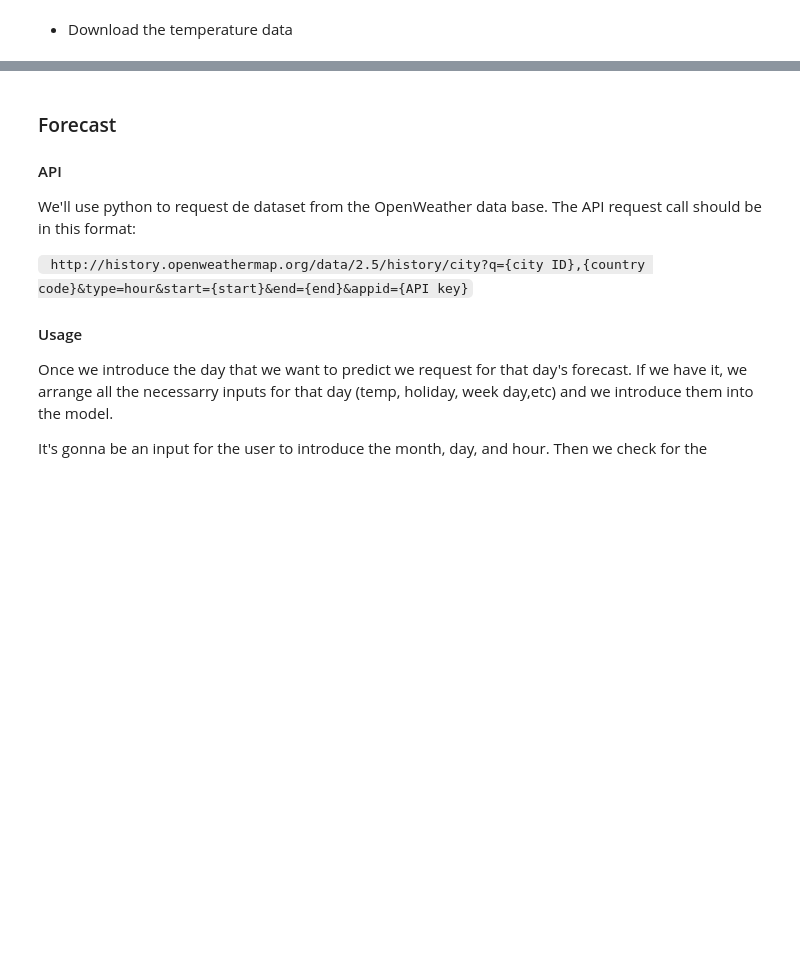
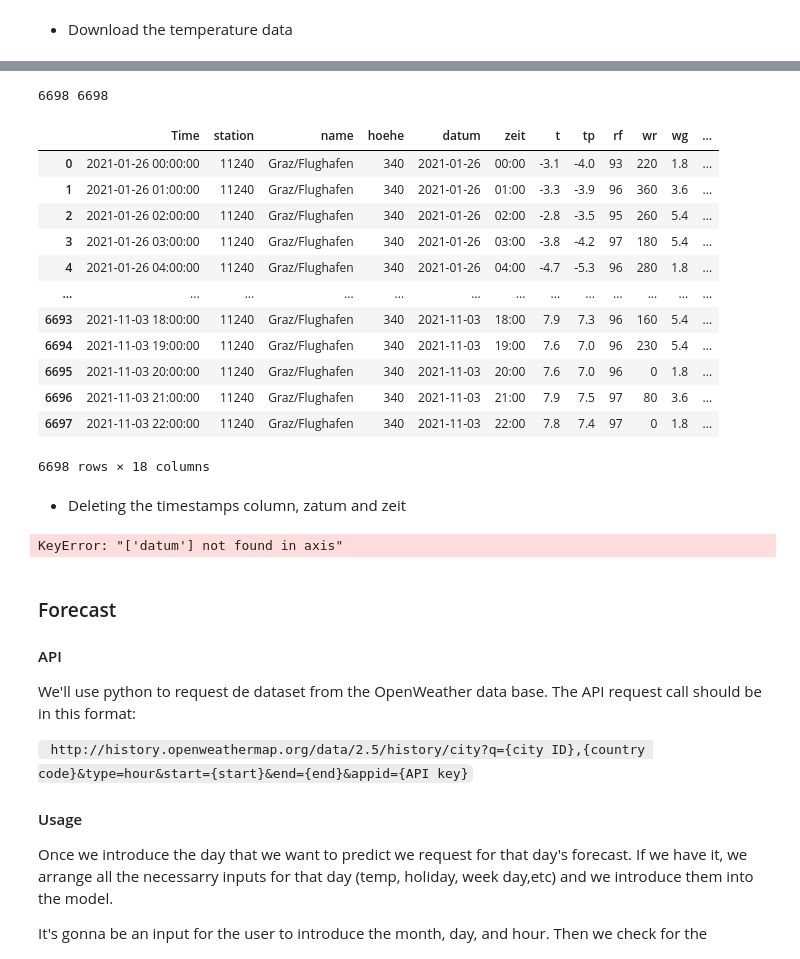
Before and after one commit to matias-dogliani/energybuild, a Jupyter notebook: DataSet_Weather.ipynb, the cells around one changed output, grey strips where cells are left out. Drawn from its saved outputs; the diff is of its cells as text; code cells hidden in the pictures; blank space fills up the shorter version.

```diff
--- a/DataSet_Weather.ipynb
+++ b/DataSet_Weather.ipynb
@@ -92,3 +180,40 @@ tempdf.head()
+# %%
+from datetime import datetime as dt
+
+dates=[]
+for idx in range(len(WeatDataFrame["datum"])):
+    str_date = str(WeatDataFrame["datum"][idx]) + " " + str(WeatDataFrame["zeit"][idx])
+    dt = dt.strptime(str_date, "%Y-%m-%d %H:%M")
+    dates.append(dt)
+
+print(len(dates), len(WeatDataFrame.index))
+WeatDataFrame.insert(0,"Time",dates)
+# %% [output]
+6698 6698
+# %%
+WeatDataFrame
+# %% [output]
+|  | Time | station | name | hoehe | datum | zeit | t | tp | rf | wr | wg | ... |
+| 0 | 2021-01-26 00:00:00 | 11240 | Graz/Flughafen | 340 | 2021-01-26 | 00:00 | -3.1 | -4.0 | 93 | 220 | 1.8 | ... |
+| 1 | 2021-01-26 01:00:00 | 11240 | Graz/Flughafen | 340 | 2021-01-26 | 01:00 | -3.3 | -3.9 | 96 | 360 | 3.6 | ... |
+| 2 | 2021-01-26 02:00:00 | 11240 | Graz/Flughafen | 340 | 2021-01-26 | 02:00 | -2.8 | -3.5 | 95 | 260 | 5.4 | ... |
+| 3 | 2021-01-26 03:00:00 | 11240 | Graz/Flughafen | 340 | 2021-01-26 | 03:00 | -3.8 | -4.2 | 97 | 180 | 5.4 | ... |
+| 4 | 2021-01-26 04:00:00 | 11240 | Graz/Flughafen | 340 | 2021-01-26 | 04:00 | -4.7 | -5.3 | 96 | 280 | 1.8 | ... |
+| ... | ... | ... | ... | ... | ... | ... | ... | ... | ... | ... | ... | ... |
+| 6693 | 2021-11-03 18:00:00 | 11240 | Graz/Flughafen | 340 | 2021-11-03 | 18:00 | 7.9 | 7.3 | 96 | 160 | 5.4 | ... |
+| 6694 | 2021-11-03 19:00:00 | 11240 | Graz/Flughafen | 340 | 2021-11-03 | 19:00 | 7.6 | 7.0 | 96 | 230 | 5.4 | ... |
+| 6695 | 2021-11-03 20:00:00 | 11240 | Graz/Flughafen | 340 | 2021-11-03 | 20:00 | 7.6 | 7.0 | 96 | 0 | 1.8 | ... |
+| 6696 | 2021-11-03 21:00:00 | 11240 | Graz/Flughafen | 340 | 2021-11-03 | 21:00 | 7.9 | 7.5 | 97 | 80 | 3.6 | ... |
+| 6697 | 2021-11-03 22:00:00 | 11240 | Graz/Flughafen | 340 | 2021-11-03 | 22:00 | 7.8 | 7.4 | 97 | 0 | 1.8 | ... |
+6698 rows × 18 columns
+# %% [markdown]
+* Deleting the timestamps column, zatum and zeit
+# %%
+WeatDataFrame.drop('datum', inplace = True, axis=1)
+WeatDataFrame.drop('zeit', inplace = True, axis=1)
+WeatDataFrame.drop('timestamp', inplace = True, axis=1)
+# %% [output]
+KeyError: "['datum'] not found in axis"
 # %% [markdown]
 ### Forecast
 #### API
```
Also changed, not shown: parts of 16 cells of this notebook.
